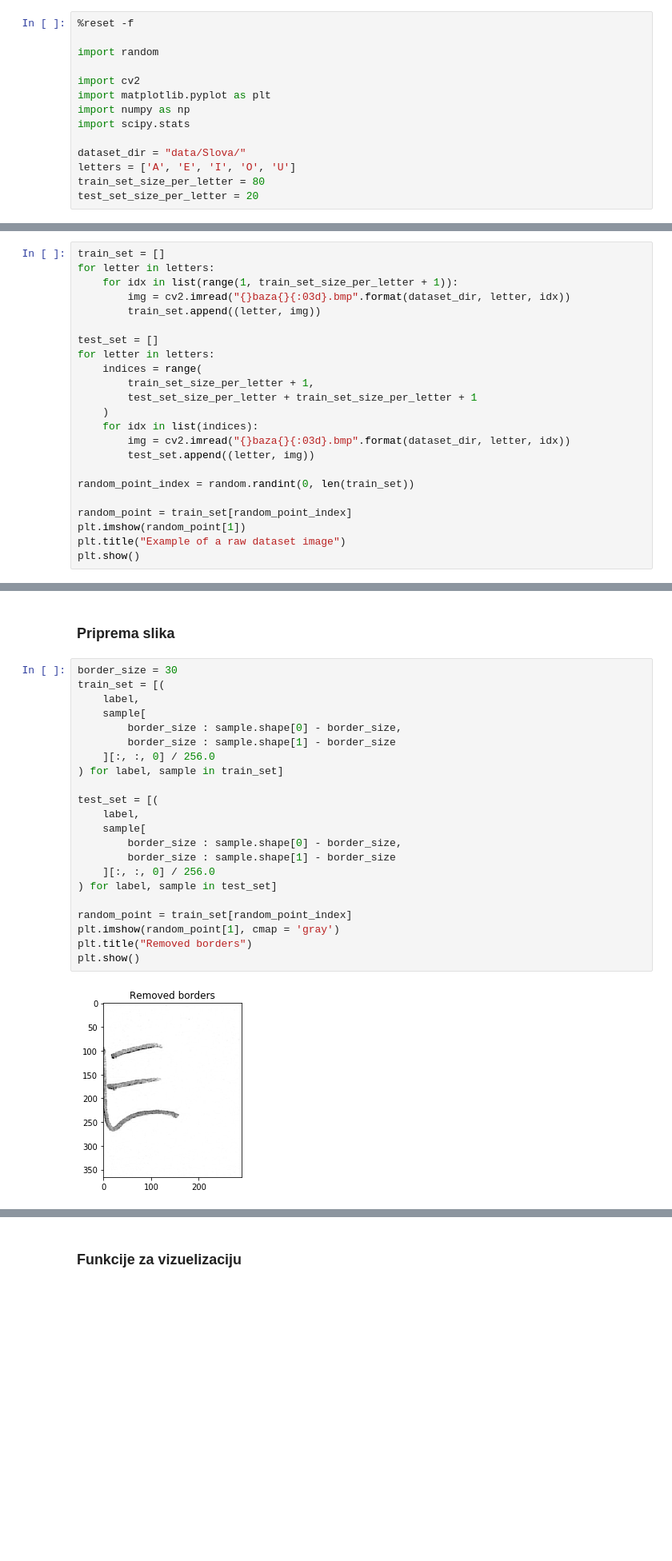
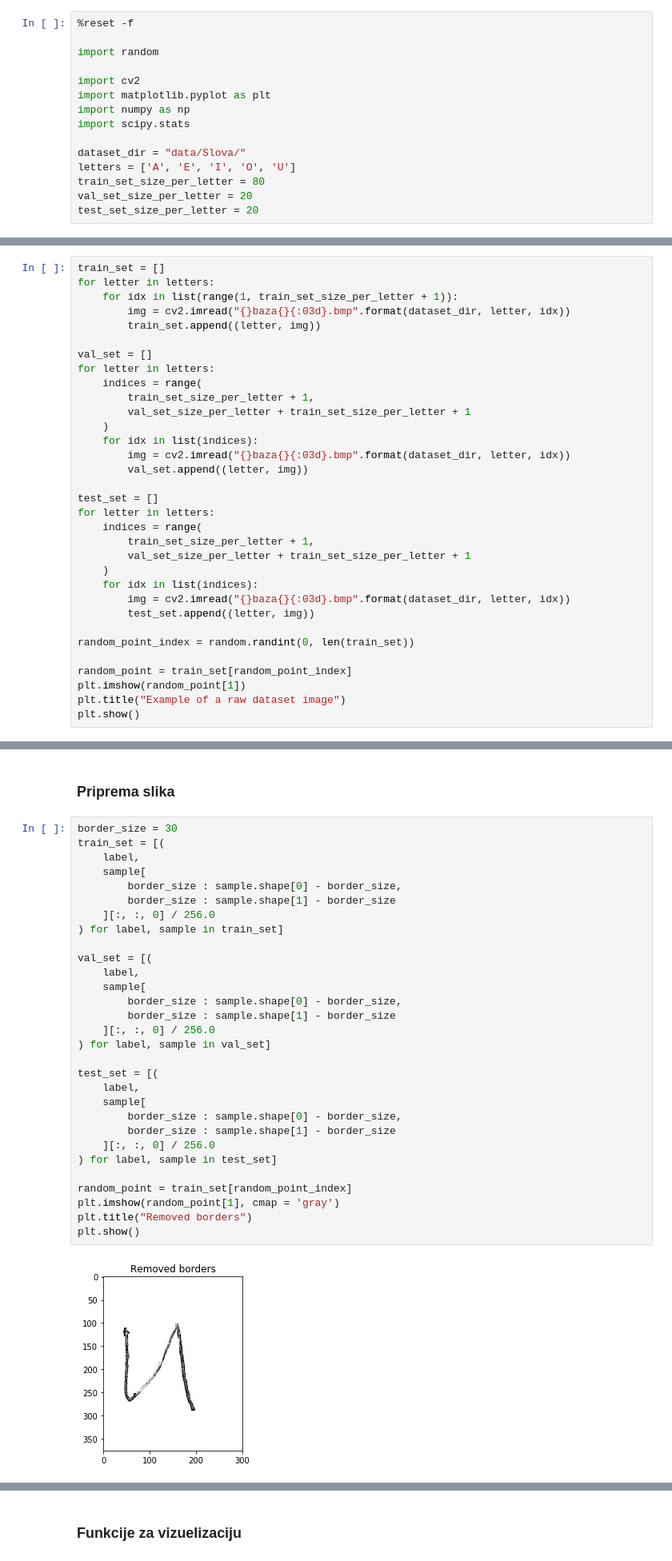
Before and after one commit to djokjulapfe/po, a Jupyter notebook: main.ipynb, the cells around one changed output, grey strips where cells are left out. Shown at 80% size. Saved outputs shown, nothing was run; the diff lists cells and outputs as text; blank space fills up the shorter version.

```diff
--- a/main.ipynb
+++ b/main.ipynb
@@ -26,6 +26,7 @@ import scipy.stats
 dataset_dir = "data/Slova/"
 letters = ['A', 'E', 'I', 'O', 'U']
 train_set_size_per_letter = 80
+val_set_size_per_letter = 20
 test_set_size_per_letter = 20
 # %% [markdown]
 ### Učitavanje podataka
@@ -36,11 +37,21 @@ for letter in letters:
         img = cv2.imread("{}baza{}{:03d}.bmp".format(dataset_dir, letter, idx))
         train_set.append((letter, img))
 
+val_set = []
+for letter in letters:
+    indices = range(
+        train_set_size_per_letter + 1,
+        val_set_size_per_letter + train_set_size_per_letter + 1
+    )
+    for idx in list(indices):
+        img = cv2.imread("{}baza{}{:03d}.bmp".format(dataset_dir, letter, idx))
+        val_set.append((letter, img))
+
 test_set = []
 for letter in letters:
     indices = range(
         train_set_size_per_letter + 1,
-        test_set_size_per_letter + train_set_size_per_letter + 1
+        val_set_size_per_letter + train_set_size_per_letter + 1
     )
     for idx in list(indices):
         img = cv2.imread("{}baza{}{:03d}.bmp".format(dataset_dir, letter, idx))
@@ -59,27 +70,35 @@ plt.show()
 # %%
 border_size = 30
 train_set = [(
     label,
     sample[
         border_size : sample.shape[0] - border_size,
         border_size : sample.shape[1] - border_size
     ][:, :, 0] / 256.0
 ) for label, sample in train_set]
+
+val_set = [(
+    label,
+    sample[
+        border_size : sample.shape[0] - border_size,
+        border_size : sample.shape[1] - border_size
+    ][:, :, 0] / 256.0
+) for label, sample in val_set]
 
 test_set = [(
     label,
     sample[
         border_size : sample.shape[0] - border_size,
         border_size : sample.shape[1] - border_size
     ][:, :, 0] / 256.0
 ) for label, sample in test_set]
 
 random_point = train_set[random_point_index]
 plt.imshow(random_point[1], cmap = 'gray')
 plt.title("Removed borders")
 plt.show()
 # %% [output]
-[figure, old version]
+[figure, new version]
 # %%
 def crop(image: np.ndarray):
     from scipy.ndimage.morphology import binary_erosion, binary_dilation
```
Also changed, not shown: parts of 11 cells of this notebook.
